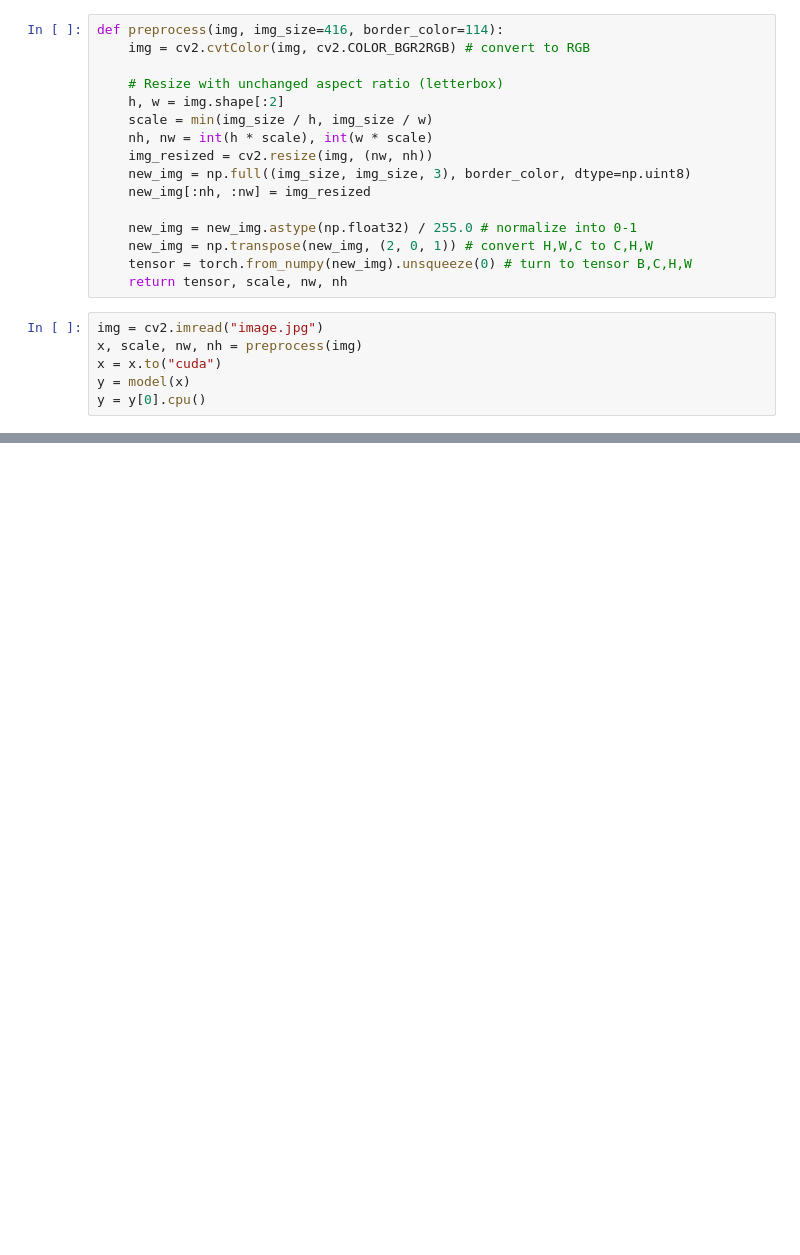
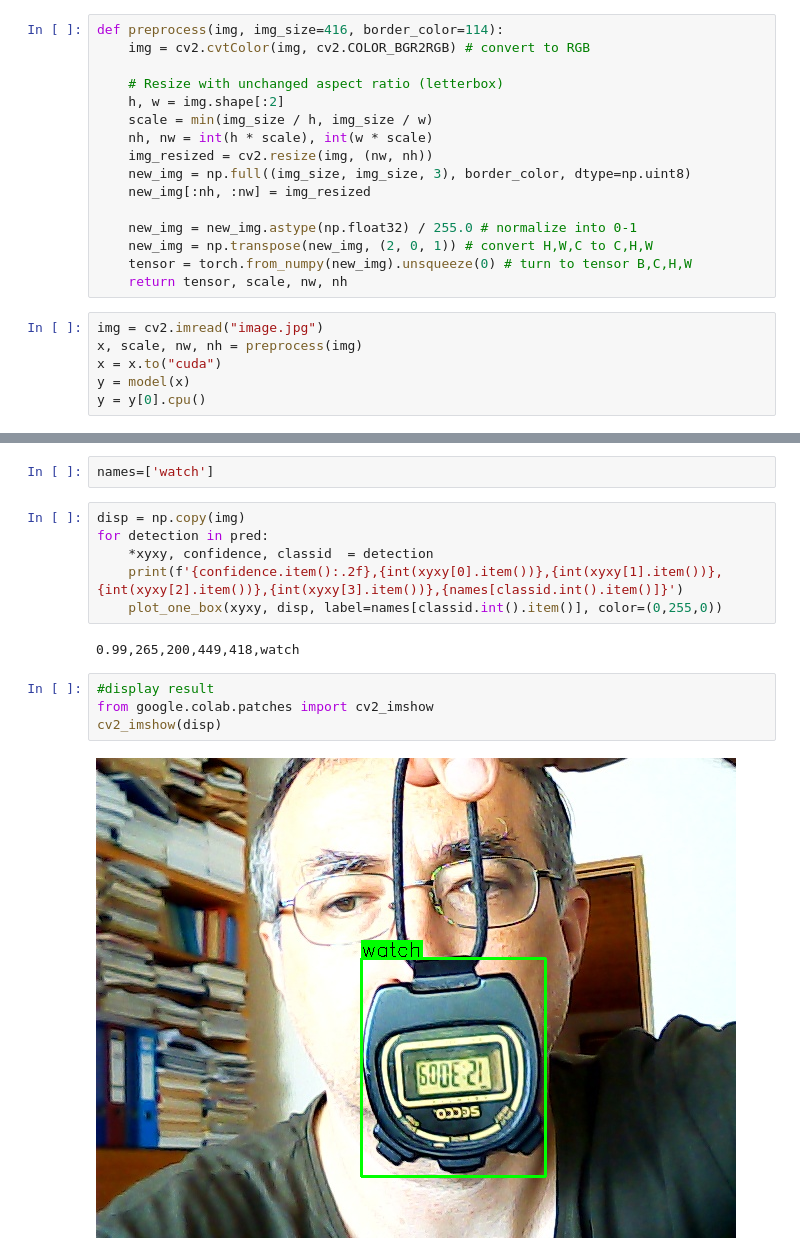
Before and after one commit to danghuy11/OAI, a Jupyter notebook: 03-detector/yolo-detector-fromscratch.ipynb, the cells around one changed output, grey strips where cells are left out. Cells and saved outputs as stored; diff of their text form; blank space fills up the shorter version.

```diff
--- a/03-detector/yolo-detector-fromscratch.ipynb
+++ b/03-detector/yolo-detector-fromscratch.ipynb
@@ -226,0 +207,16 @@ nw, nh
+# %%
+names=['watch']
+# %%
+disp = np.copy(img)
+for detection in pred:
+    *xyxy, confidence, classid  = detection
+    print(f'{confidence.item():.2f},{int(xyxy[0].item())},{int(xyxy[1].item())},{int(xyxy[2].item())},{int(xyxy[3].item())},{names[classid.int().item()]}')
+    plot_one_box(xyxy, disp, label=names[classid.int().item()], color=(0,255,0))
+# %% [output]
+0.99,265,200,449,418,watch
+# %%
+#display result
+from google.colab.patches import cv2_imshow
+cv2_imshow(disp)
+# %% [output]
+[figure, added]
```
Also changed, not shown: parts of 13 cells of this notebook.
